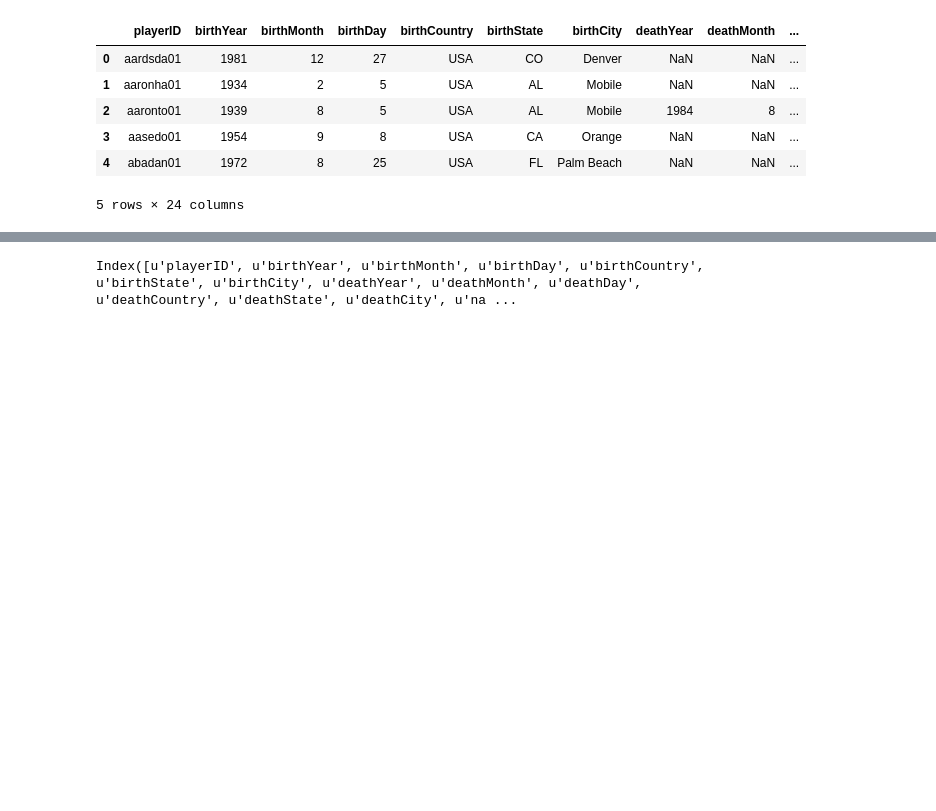
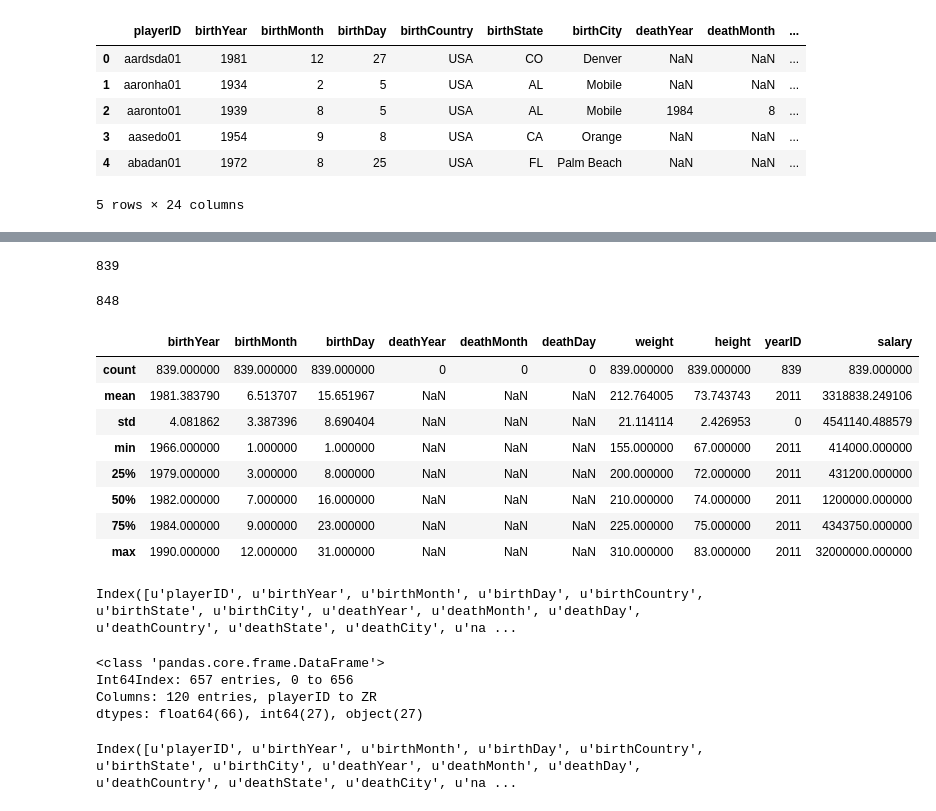
Before and after one commit to vitaminf/DS_HK_3, a Jupyter notebook: notebooks/18 - Data Exploration and Diagnostics.ipynb, the cells around one changed output, grey strips where cells are left out. Saved outputs shown, nothing was run; the diff lists cells and outputs as text; code cells hidden in the pictures; blank space fills up the shorter version.

```diff
--- a/notebooks/18 - Data Exploration and Diagnostics.ipynb
+++ b/notebooks/18 - Data Exploration and Diagnostics.ipynb
@@ -33,0 +47,11 @@ df = pd.merge(master, salaries, on='playerID')
+# %%
+df = master
+# %%
+sal_2011 = salaries[salaries['yearID'] == 2011]
+sal_2012 = salaries[salaries['yearID'] == 2012]
+bat_2011 = batting[batting['yearID'] == 2011]
+bat_2012 = batting[batting['yearID'] == 2012]
+pit_2011 = pitching[pitching['yearID'] == 2011]
+pit_2012 = pitching[pitching['yearID'] == 2012]
+field_2011 = fielding[fielding['yearID'] == 2011]
+field_2012 = fielding[fielding['yearID'] == 2012]
@@ -34,2 +60,23 @@ df = pd.merge(master, salaries, on='playerID')
 # %%
-df = pd.merge(df, batting, on='playerID')
+df_2011 = pd.merge(df, sal_2011, on='playerID')
+df_2012 = pd.merge(df, sal_2012, on='playerID')
+# %%
+len(df_2011)
+# %% [output]
+839
+# %%
+len(df_2012)
+# %% [output]
+848
+# %%
+df_2011.describe()
+# %% [output]
+|  | birthYear | birthMonth | birthDay | deathYear | deathMonth | deathDay | weight | height | yearID | salary |
+| count | 839.000000 | 839.000000 | 839.000000 | 0 | 0 | 0 | 839.000000 | 839.000000 | 839 | 839.000000 |
+| mean | 1981.383790 | 6.513707 | 15.651967 | NaN | NaN | NaN | 212.764005 | 73.743743 | 2011 | 3318838.249106 |
+| std | 4.081862 | 3.387396 | 8.690404 | NaN | NaN | NaN | 21.114114 | 2.426953 | 0 | 4541140.488579 |
+| min | 1966.000000 | 1.000000 | 1.000000 | NaN | NaN | NaN | 155.000000 | 67.000000 | 2011 | 414000.000000 |
+| 25% | 1979.000000 | 3.000000 | 8.000000 | NaN | NaN | NaN | 200.000000 | 72.000000 | 2011 | 431200.000000 |
+| 50% | 1982.000000 | 7.000000 | 16.000000 | NaN | NaN | NaN | 210.000000 | 74.000000 | 2011 | 1200000.000000 |
+| 75% | 1984.000000 | 9.000000 | 23.000000 | NaN | NaN | NaN | 225.000000 | 75.000000 | 2011 | 4343750.000000 |
+| max | 1990.000000 | 12.000000 | 31.000000 | NaN | NaN | NaN | 310.000000 | 83.000000 | 2011 | 32000000.000000 |
@@ -36,2 +86,6 @@ df = pd.merge(df, batting, on='playerID')
+# %%
+df_2011.columns
+# %% [output]
+Index([u'playerID', u'birthYear', u'birthMonth', u'birthDay', u'birthCountry', u'birthState', u'birthCity', u'deathYear', u'deathMonth', u'deathDay', u'deathCountry', u'deathState', u'deathCity', u'na ...
 # %%
 df = pd.merge(df, fielding, on='playerID')
@@ -37,0 +97,7 @@ df = pd.merge(df, fielding, on='playerID')
+# %%
+df_2011.info()
+# %% [output]
+<class 'pandas.core.frame.DataFrame'>
+Int64Index: 657 entries, 0 to 656
+Columns: 120 entries, playerID to ZR
+dtypes: float64(66), int64(27), object(27)
```
Also changed, not shown: parts of 9 cells of this notebook, 2 other files.
